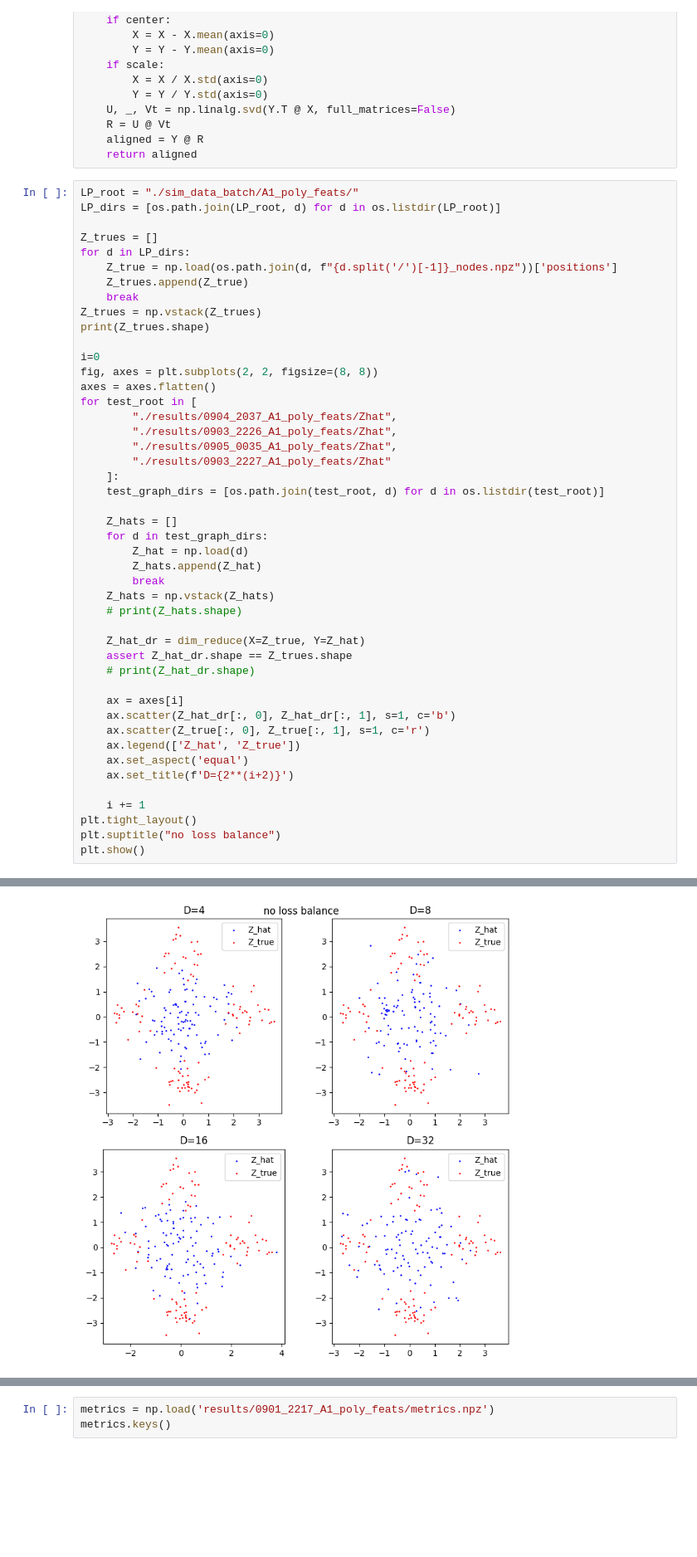
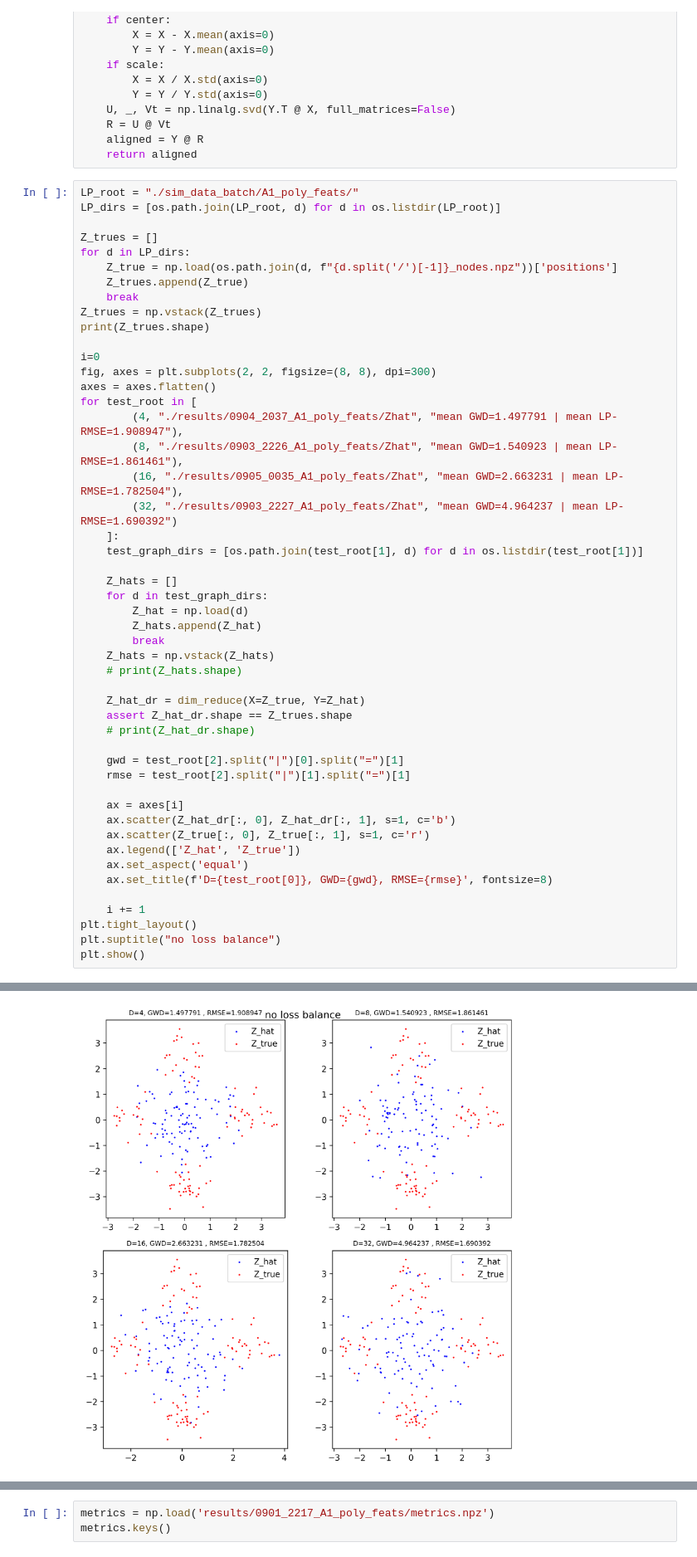
Before and after one commit to ZhangWan-byte/lpm, a Jupyter notebook: exp1_demo.ipynb, the cells around one changed output, grey strips where cells are left out. Shown at 83% size. Saved outputs shown, nothing was run; the diff lists cells and outputs as text; blank space fills up the shorter version.

```diff
--- a/exp1_demo.ipynb
+++ b/exp1_demo.ipynb
@@ -28,42 +28,45 @@ Z_trues = np.vstack(Z_trues)
 print(Z_trues.shape)
 
 i=0
-fig, axes = plt.subplots(2, 2, figsize=(8, 8))
+fig, axes = plt.subplots(2, 2, figsize=(8, 8), dpi=300)
 axes = axes.flatten()
 for test_root in [
-        "./results/0904_2037_A1_poly_feats/Zhat",
-        "./results/0903_2226_A1_poly_feats/Zhat",
-        "./results/0905_0035_A1_poly_feats/Zhat",
-        "./results/0903_2227_A1_poly_feats/Zhat"
+        (4, "./results/0904_2037_A1_poly_feats/Zhat", "mean GWD=1.497791 | mean LP-RMSE=1.908947"),
+        (8, "./results/0903_2226_A1_poly_feats/Zhat", "mean GWD=1.540923 | mean LP-RMSE=1.861461"),
+        (16, "./results/0905_0035_A1_poly_feats/Zhat", "mean GWD=2.663231 | mean LP-RMSE=1.782504"),
+        (32, "./results/0903_2227_A1_poly_feats/Zhat", "mean GWD=4.964237 | mean LP-RMSE=1.690392")
     ]:
-    test_graph_dirs = [os.path.join(test_root, d) for d in os.listdir(test_root)]
+    test_graph_dirs = [os.path.join(test_root[1], d) for d in os.listdir(test_root[1])]
 
     Z_hats = []
     for d in test_graph_dirs:
         Z_hat = np.load(d)
         Z_hats.append(Z_hat)
         break
     Z_hats = np.vstack(Z_hats)
     # print(Z_hats.shape)
 
     Z_hat_dr = dim_reduce(X=Z_true, Y=Z_hat)
     assert Z_hat_dr.shape == Z_trues.shape
     # print(Z_hat_dr.shape)
 
+    gwd = test_root[2].split("|")[0].split("=")[1]
+    rmse = test_root[2].split("|")[1].split("=")[1]
+
     ax = axes[i]
     ax.scatter(Z_hat_dr[:, 0], Z_hat_dr[:, 1], s=1, c='b')
     ax.scatter(Z_true[:, 0], Z_true[:, 1], s=1, c='r')
     ax.legend(['Z_hat', 'Z_true'])
     ax.set_aspect('equal')
-    ax.set_title(f'D={2**(i+2)}')
+    ax.set_title(f'D={test_root[0]}, GWD={gwd}, RMSE={rmse}', fontsize=8)
 
     i += 1
 plt.tight_layout()
 plt.suptitle("no loss balance")
 plt.show()
 # %% [output]
 (100, 2)
-[figure, old version]
+[figure, new version]
 # %%
 test_root = "./results/0904_2037_A1_poly_feats/Zhat"
 test_graph_dirs = [os.path.join(test_root, d) for d in os.listdir(test_root)]
```
Also changed, not shown: 1 other file.
